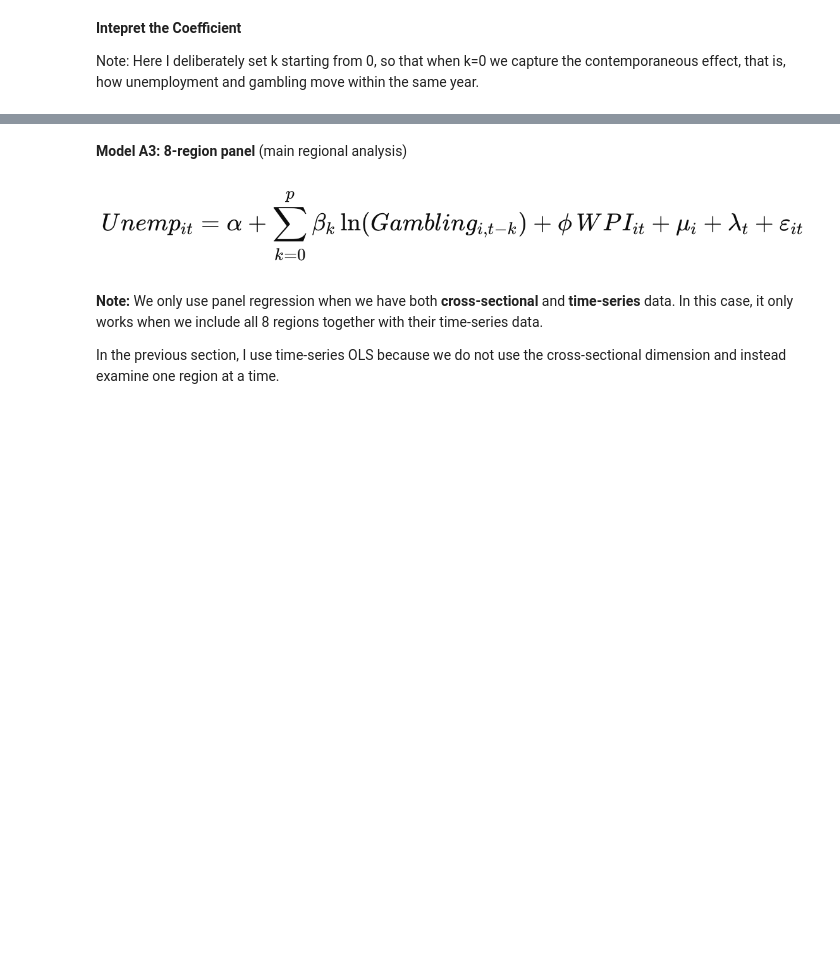
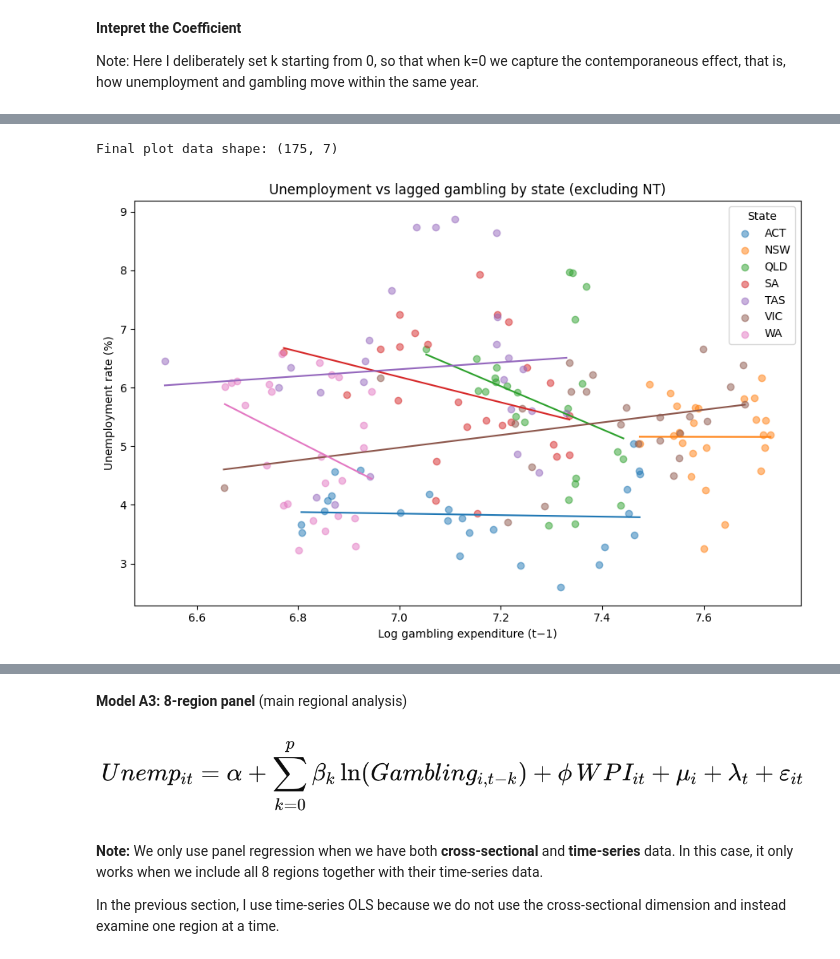
Before and after one commit to ttsupra30/QM2, a Jupyter notebook: Copy_of_QM_2_.ipynb, the cells around one changed output, grey strips where cells are left out. Drawn from its saved outputs; the diff is of its cells as text; code cells hidden in the pictures; blank space fills up the shorter version.

```diff
--- a/Copy_of_QM_2_.ipynb
+++ b/Copy_of_QM_2_.ipynb
@@ -223,0 +410,40 @@ scatter_actual_vs_predicted(res_nat, used_nat, title=f"National: actual vs predi
+# %%
+import matplotlib.pyplot as plt
+import numpy as np
+
+df_plot = df.reset_index().copy()
+
+# Exclude NT (adjust label if needed)
+df_plot = df_plot[df_plot["State"] != "NT"]
+
+# Create lagged gambling
+df_plot["g_lag"] = df_plot.groupby("State")["log_gambling"].shift(1)
+
+df_plot = df_plot.dropna(subset=["g_lag", UNEMP])
+
+print("Final plot data shape:", df_plot.shape)
+
+plt.figure(figsize=(9,6))
+
+for state, d in df_plot.groupby("State"):
+    if len(d) < 5:
+        continue
+
+    x = d["g_lag"]
+    y = d[UNEMP]
+
+    plt.scatter(x, y, alpha=0.5, label=state)
+
+    b1, b0 = np.polyfit(x, y, 1)
+    x_grid = np.linspace(x.min(), x.max(), 50)
+    plt.plot(x_grid, b1*x_grid + b0)
+
+plt.xlabel("Log gambling expenditure (t−1)")
+plt.ylabel("Unemployment rate (%)")
+plt.title("Unemployment vs lagged gambling by state (excluding NT)")
+plt.legend(title="State")
+plt.tight_layout()
+plt.show()
+# %% [output]
+Final plot data shape: (175, 7)
+[figure, added]
```
Also changed, not shown: parts of 35 cells of this notebook.
